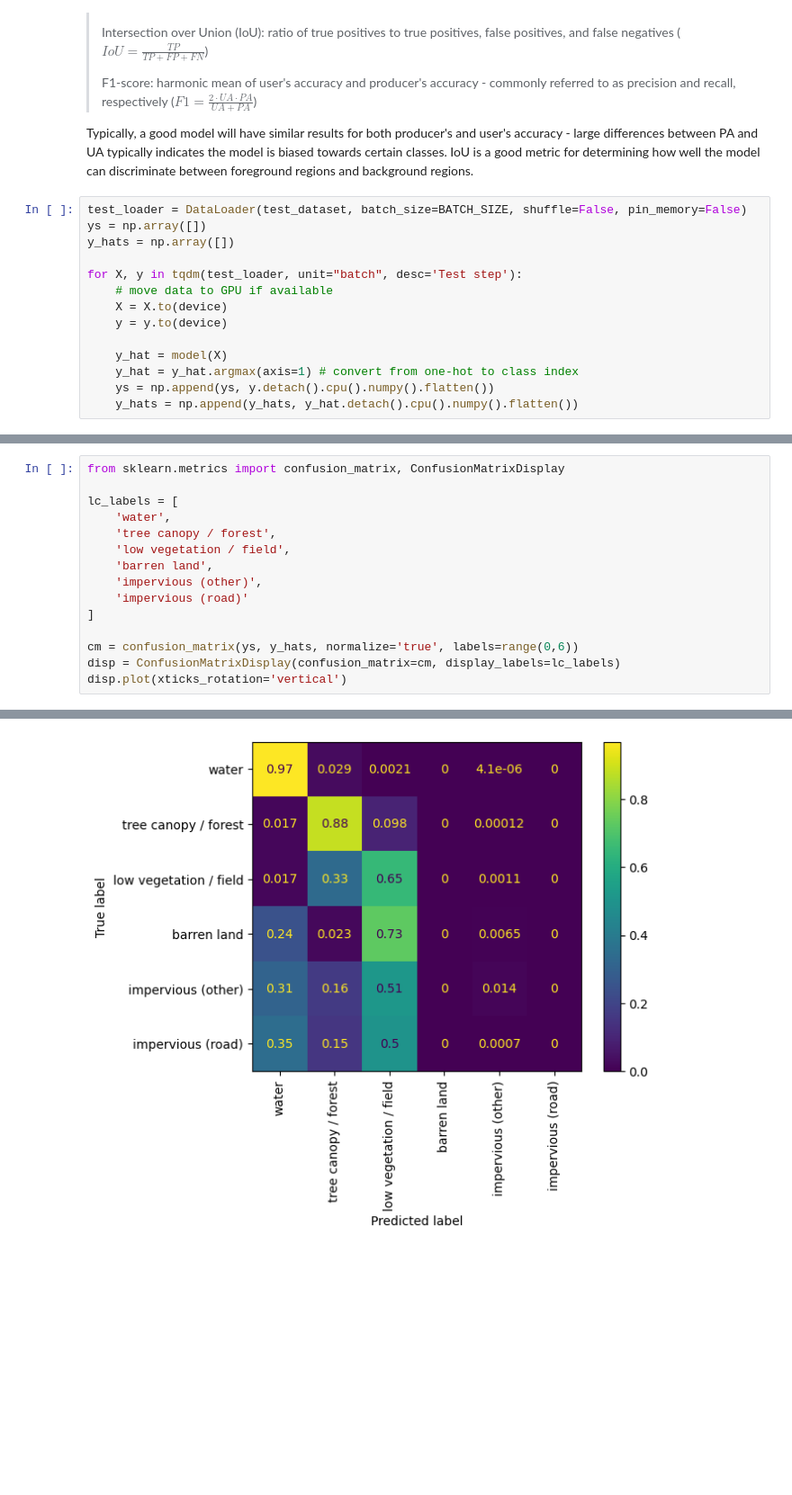
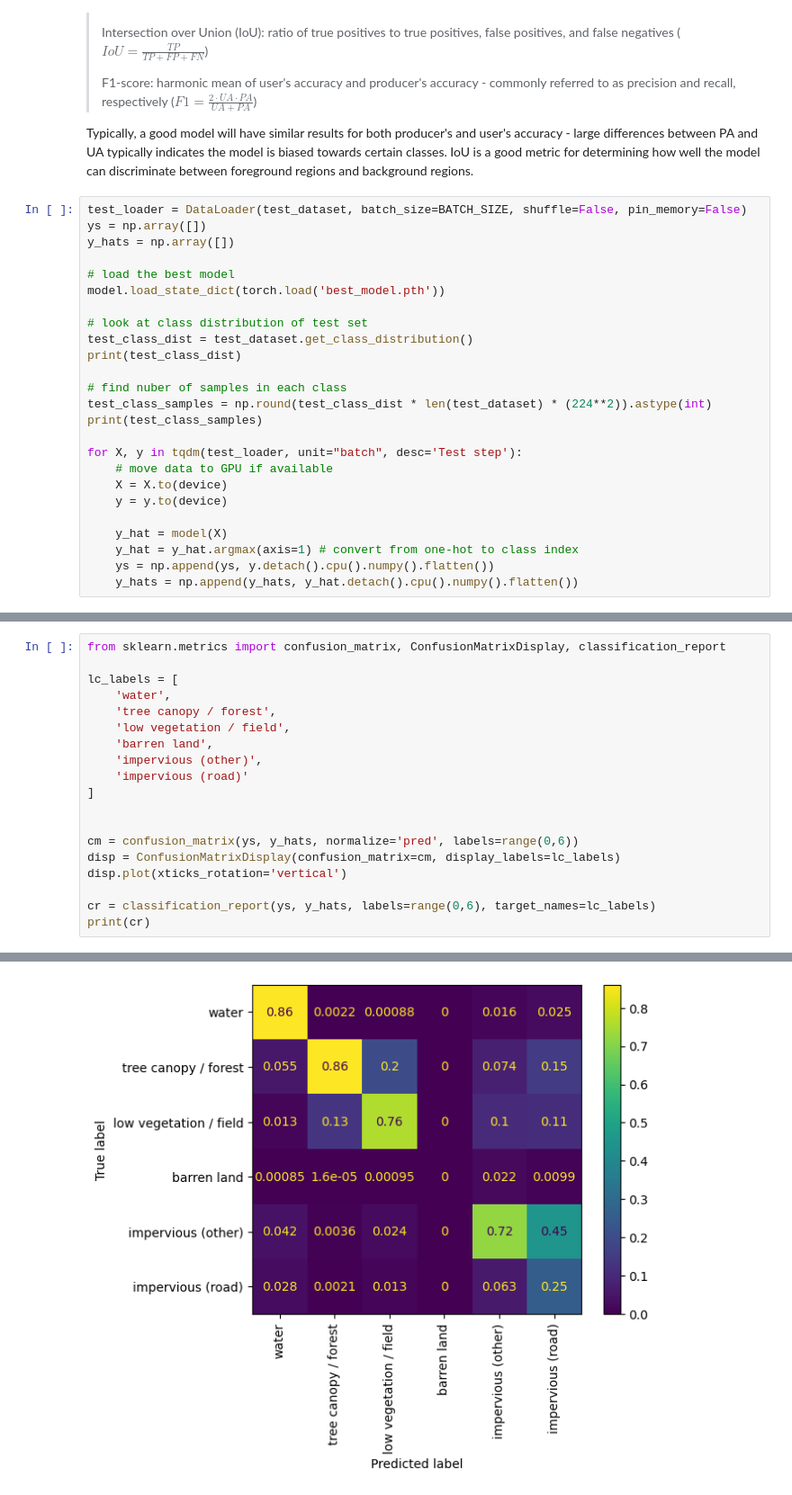
Before and after one commit to DakotaHester/NAIP_UNet_Example, a Jupyter notebook: main.ipynb, the cells around one changed output, grey strips where cells are left out. Shown at 90% size. Cells and saved outputs as stored; diff of their text form; blank space fills up the shorter version.

Commit message:
finish training, save model, work on metrics

```diff
--- a/main.ipynb
+++ b/main.ipynb
@@ -978,6 +979,17 @@ Typically, a good model will have similar results for both producer's and user's
 test_loader = DataLoader(test_dataset, batch_size=BATCH_SIZE, shuffle=False, pin_memory=False)
 ys = np.array([])
 y_hats = np.array([])
+
+# load the best model
+model.load_state_dict(torch.load('best_model.pth'))
+
+# look at class distribution of test set
+test_class_dist = test_dataset.get_class_distribution()
+print(test_class_dist)
+
+# find nuber of samples in each class
+test_class_samples = np.round(test_class_dist * len(test_dataset) * (224**2)).astype(int)
+print(test_class_samples)
 
 for X, y in tqdm(test_loader, unit="batch", desc='Test step'):
     # move data to GPU if available
@@ -991,5 +1009,5 @@ for X, y in tqdm(test_loader, unit="batch", desc='Test step'):
 # %%
-from sklearn.metrics import confusion_matrix, ConfusionMatrixDisplay
+from sklearn.metrics import confusion_matrix, ConfusionMatrixDisplay, classification_report
 
 lc_labels = [
     'water',
@@ -1000,7 +1018,11 @@ lc_labels = [
     'impervious (road)'
 ]
 
-cm = confusion_matrix(ys, y_hats, normalize='true', labels=range(0,6))
+
+cm = confusion_matrix(ys, y_hats, normalize='pred', labels=range(0,6))
 disp = ConfusionMatrixDisplay(confusion_matrix=cm, display_labels=lc_labels)
 disp.plot(xticks_rotation='vertical')
+
+cr = classification_report(ys, y_hats, labels=range(0,6), target_names=lc_labels)
+print(cr)
 # %% [output]
@@ -1008 +1053 @@ disp.plot(xticks_rotation='vertical')
-[figure, old version]
+[figure, new version]
```
Also changed, not shown: parts of 4 cells of this notebook, 1 other file.
